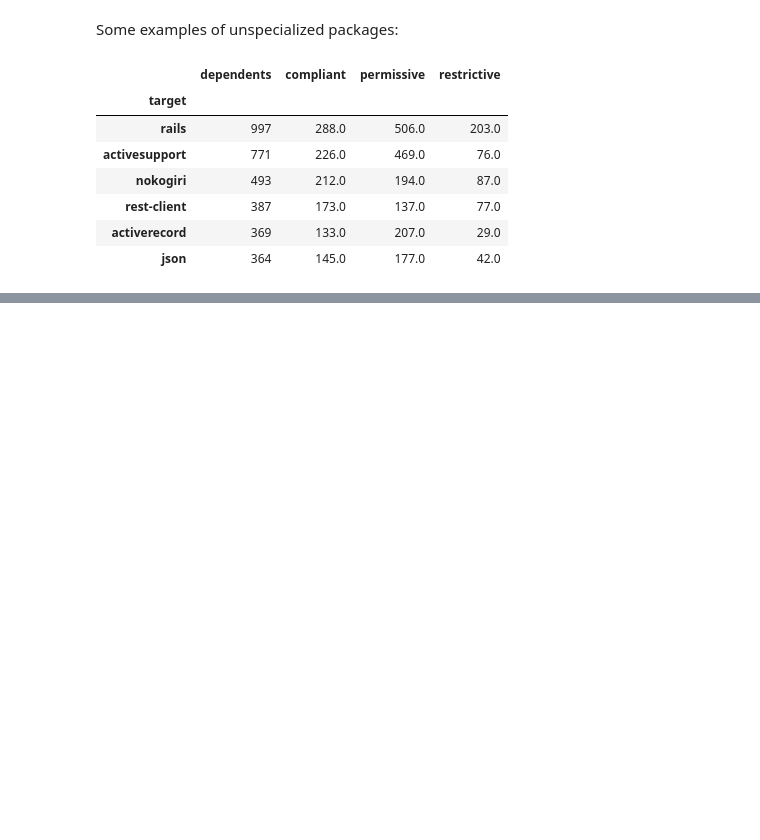
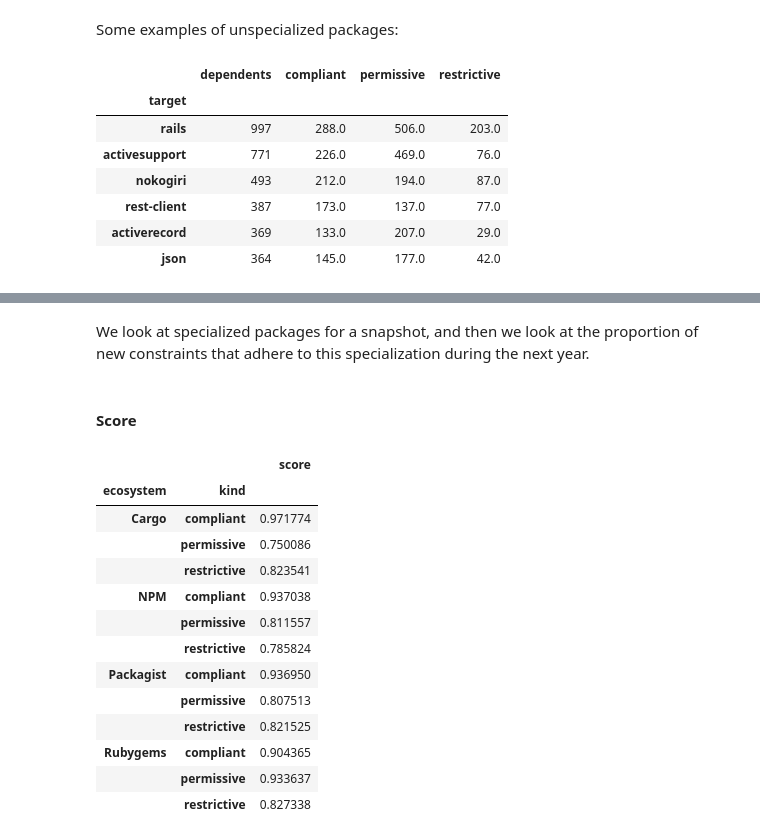
Before and after one commit to AlexandreDecan/secos-constraints, a Jupyter notebook: notebooks/Semver compliance.ipynb, the cells around one changed output, grey strips where cells are left out. Drawn from its saved outputs; the diff is of its cells as text; code cells hidden in the pictures; blank space fills up the shorter version.

```diff
--- a/notebooks/Semver compliance.ipynb
+++ b/notebooks/Semver compliance.ipynb
@@ -1185,0 +1188,2 @@ date = pandas.to_datetime('2017-12-31')
+# %% [markdown]
+We look at specialized packages for a snapshot, and then we look at the proportion of new constraints that adhere to this specialization during the next year.
@@ -1185,0 +1213,56 @@ date = pandas.to_datetime('2017-12-31')
+# %%
+new_constraints = dict()
+
+for ecosystem in ECOSYSTEMS:
+    new_constraints[ecosystem] = (
+        df_dependencies[ecosystem]
+        [lambda d: ~d['dev']]
+        [lambda d: d['date'].between(snapshot, snapshot + pandas.Timedelta('365D'))]
+        .assign(dependents=1)
+        .groupby('target')
+        [['compliant', 'permissive', 'restrictive', 'dependents']]
+        .sum()
+    )
+# %%
+# Now compare specialized packages vs. new constraints
+
+data = []
+
+for ecosystem in ECOSYSTEMS:
+    for row in (
+            specialized[ecosystem]
+            .merge(
+                new_constraints[ecosystem],
+                how='inner',
+                left_index=True,
+                right_index=True,
+                suffixes=('', '_new')
+            )
+        ).itertuples():
+
+        data.append((
+            ecosystem,
+            row.kind,
+            getattr(row, row.kind + '_new') / row.dependents,
+        ))
+
+data = pandas.DataFrame(data, columns=['ecosystem', 'kind', 'score'])
+# %% [markdown]
+#### Score
+# %%
+data.groupby(['ecosystem', 'kind'])[['score']].mean()
+# %% [output]
+|  |  | score |
+| ecosystem | kind |  |
+| Cargo | compliant | 0.971774 |
+|  | permissive | 0.750086 |
+|  | restrictive | 0.823541 |
+| NPM | compliant | 0.937038 |
+|  | permissive | 0.811557 |
+|  | restrictive | 0.785824 |
+| Packagist | compliant | 0.936950 |
+|  | permissive | 0.807513 |
+|  | restrictive | 0.821525 |
+| Rubygems | compliant | 0.904365 |
+|  | permissive | 0.933637 |
+|  | restrictive | 0.827338 |
```
Also changed, not shown: parts of 5 cells of this notebook.
